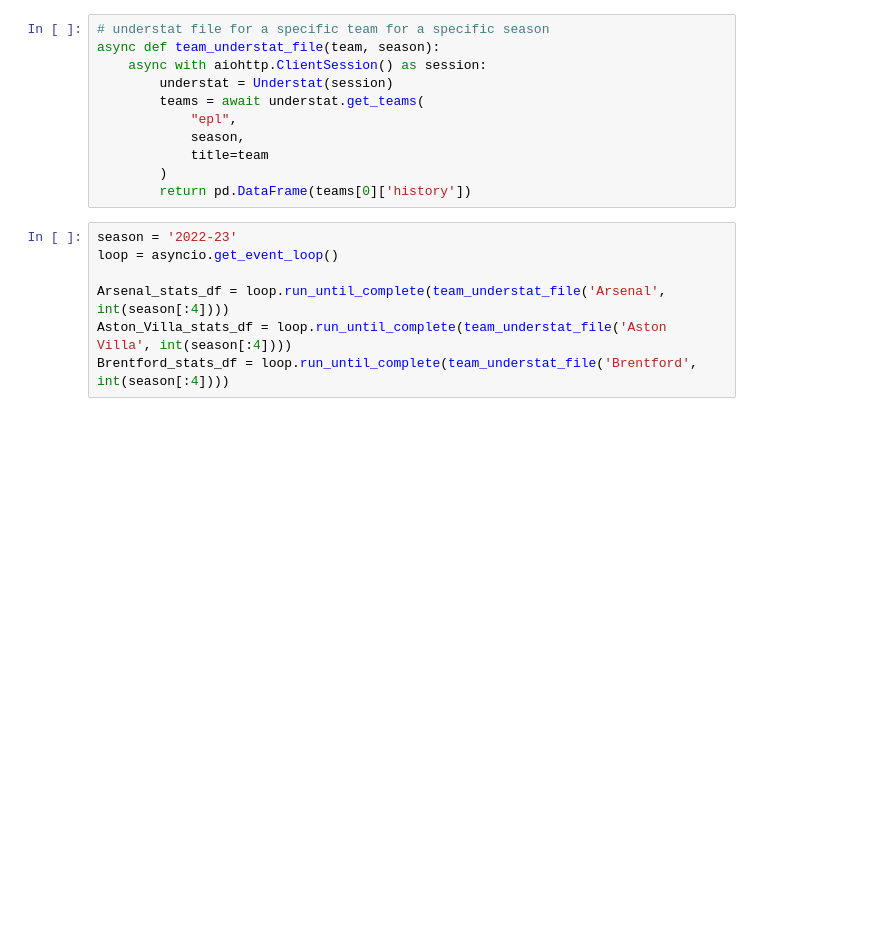
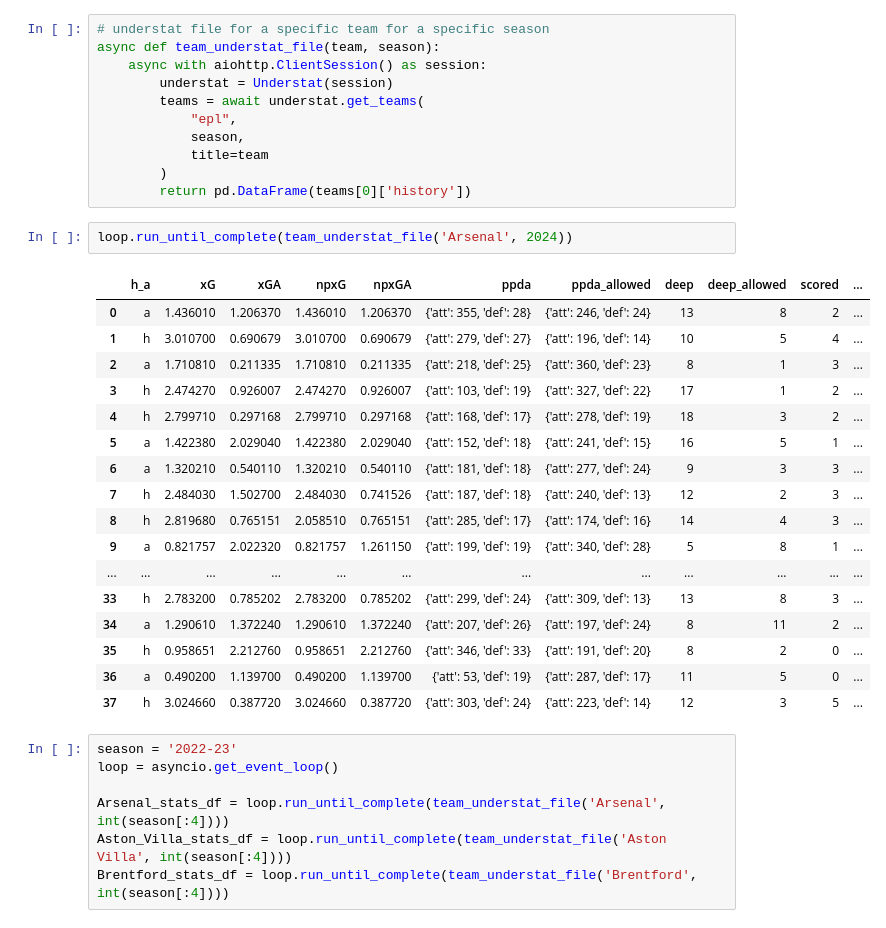
Before and after one commit to spiros26/FPL-Project, a Jupyter notebook: ev_creator/test.ipynb, the cells around one changed output. Cells and saved outputs as stored; diff of their text form; blank space fills up the shorter version.

```diff
--- a/ev_creator/test.ipynb
+++ b/ev_creator/test.ipynb
@@ -44,6 +64,26 @@ async def team_understat_file(team, season):
             title=team
         )
         return pd.DataFrame(teams[0]['history'])
+# %%
+loop.run_until_complete(team_understat_file('Arsenal', 2024))
+# %% [output]
+|  | h_a | xG | xGA | npxG | npxGA | ppda | ppda_allowed | deep | deep_allowed | scored | ... |
+| 0 | a | 1.436010 | 1.206370 | 1.436010 | 1.206370 | {'att': 355, 'def': 28} | {'att': 246, 'def': 24} | 13 | 8 | 2 | ... |
+| 1 | h | 3.010700 | 0.690679 | 3.010700 | 0.690679 | {'att': 279, 'def': 27} | {'att': 196, 'def': 14} | 10 | 5 | 4 | ... |
+| 2 | a | 1.710810 | 0.211335 | 1.710810 | 0.211335 | {'att': 218, 'def': 25} | {'att': 360, 'def': 23} | 8 | 1 | 3 | ... |
+| 3 | h | 2.474270 | 0.926007 | 2.474270 | 0.926007 | {'att': 103, 'def': 19} | {'att': 327, 'def': 22} | 17 | 1 | 2 | ... |
+| 4 | h | 2.799710 | 0.297168 | 2.799710 | 0.297168 | {'att': 168, 'def': 17} | {'att': 278, 'def': 19} | 18 | 3 | 2 | ... |
+| 5 | a | 1.422380 | 2.029040 | 1.422380 | 2.029040 | {'att': 152, 'def': 18} | {'att': 241, 'def': 15} | 16 | 5 | 1 | ... |
+| 6 | a | 1.320210 | 0.540110 | 1.320210 | 0.540110 | {'att': 181, 'def': 18} | {'att': 277, 'def': 24} | 9 | 3 | 3 | ... |
+| 7 | h | 2.484030 | 1.502700 | 2.484030 | 0.741526 | {'att': 187, 'def': 18} | {'att': 240, 'def': 13} | 12 | 2 | 3 | ... |
+| 8 | h | 2.819680 | 0.765151 | 2.058510 | 0.765151 | {'att': 285, 'def': 17} | {'att': 174, 'def': 16} | 14 | 4 | 3 | ... |
+| 9 | a | 0.821757 | 2.022320 | 0.821757 | 1.261150 | {'att': 199, 'def': 19} | {'att': 340, 'def': 28} | 5 | 8 | 1 | ... |
+| ... | ... | ... | ... | ... | ... | ... | ... | ... | ... | ... | ... |
+| 33 | h | 2.783200 | 0.785202 | 2.783200 | 0.785202 | {'att': 299, 'def': 24} | {'att': 309, 'def': 13} | 13 | 8 | 3 | ... |
+| 34 | a | 1.290610 | 1.372240 | 1.290610 | 1.372240 | {'att': 207, 'def': 26} | {'att': 197, 'def': 24} | 8 | 11 | 2 | ... |
+| 35 | h | 0.958651 | 2.212760 | 0.958651 | 2.212760 | {'att': 346, 'def': 33} | {'att': 191, 'def': 20} | 8 | 2 | 0 | ... |
+| 36 | a | 0.490200 | 1.139700 | 0.490200 | 1.139700 | {'att': 53, 'def': 19} | {'att': 287, 'def': 17} | 11 | 5 | 0 | ... |
+| 37 | h | 3.024660 | 0.387720 | 3.024660 | 0.387720 | {'att': 303, 'def': 24} | {'att': 223, 'def': 14} | 12 | 3 | 5 | ... |
 # %%
 season = '2022-23'
 loop = asyncio.get_event_loop()
```
Also changed, not shown: parts of 5 cells of this notebook, 36 other files.
